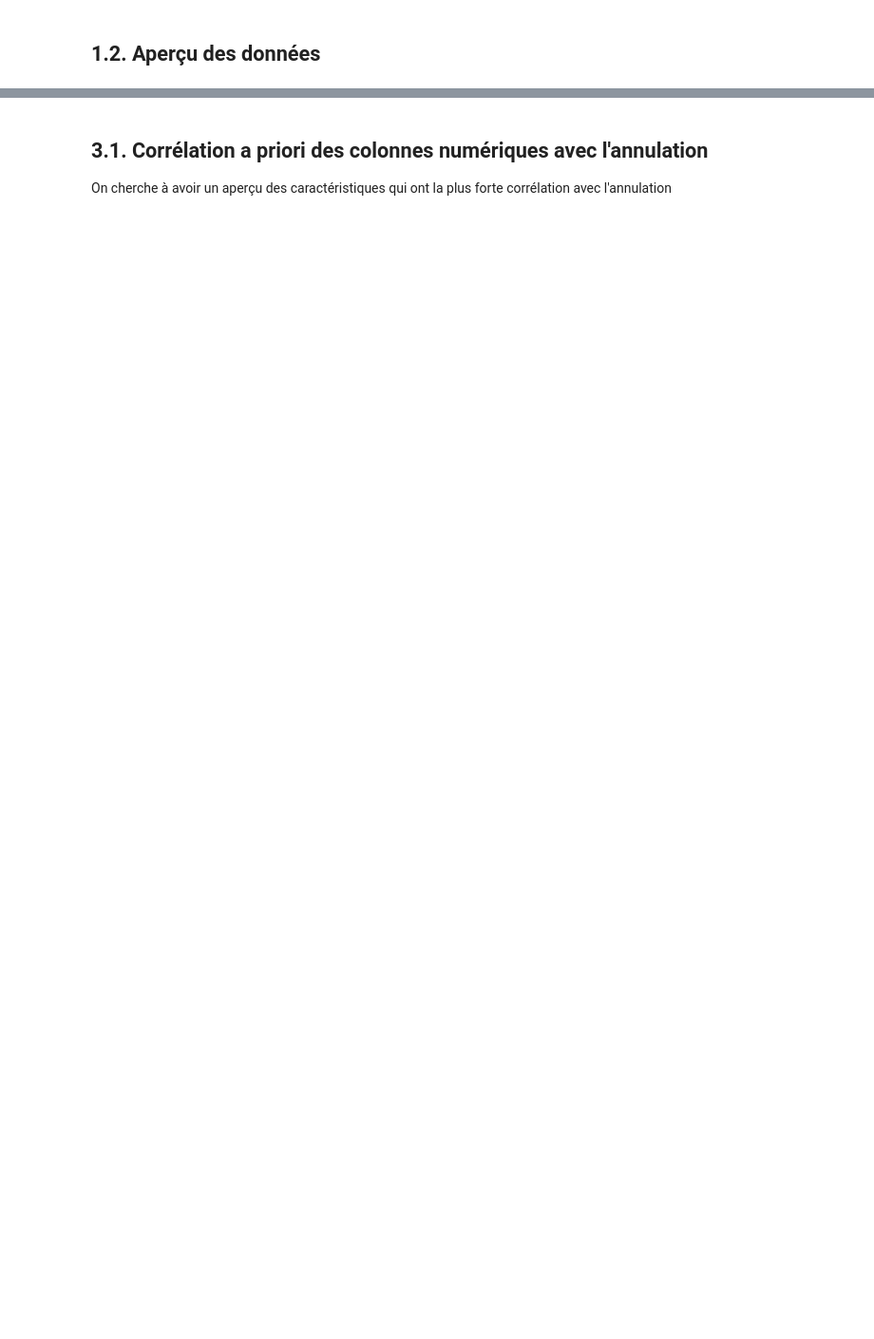
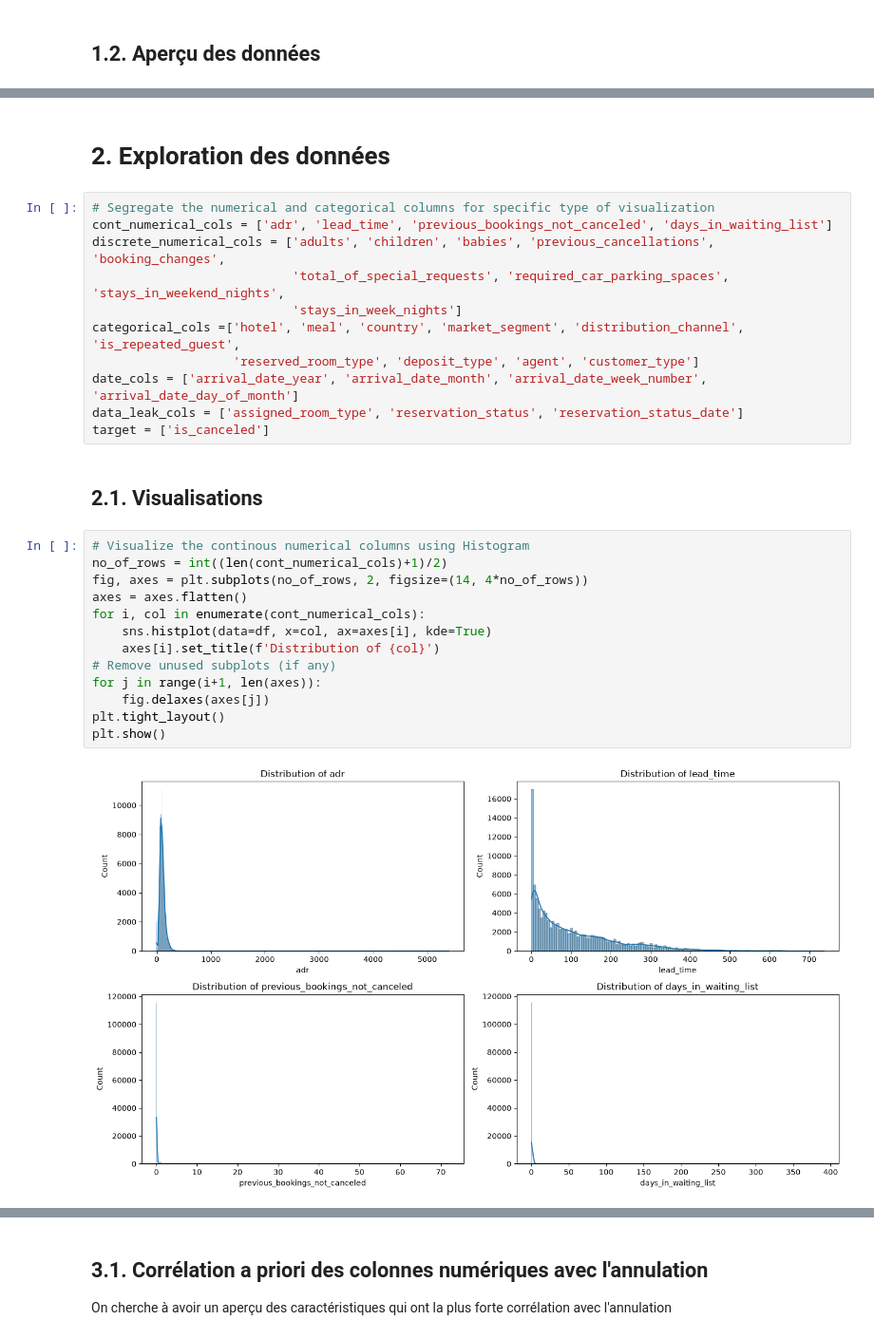
Before and after one commit to joelsana/Stay-Prediction-ML-part, a Jupyter notebook: machine_learning/hotel_bookings.ipynb, the cells around one changed output, grey strips where cells are left out. Shown at 95% size. Saved outputs shown, nothing was run; the diff lists cells and outputs as text; blank space fills up the shorter version.

```diff
--- a/machine_learning/hotel_bookings.ipynb
+++ b/machine_learning/hotel_bookings.ipynb
@@ -137,0 +344,30 @@ reservation_status_date: Date at which the last status was set. This variable ca
+# %% [markdown]
+# 2. Exploration des données
+# %%
+# Segregate the numerical and categorical columns for specific type of visualization
+cont_numerical_cols = ['adr', 'lead_time', 'previous_bookings_not_canceled', 'days_in_waiting_list']
+discrete_numerical_cols = ['adults', 'children', 'babies', 'previous_cancellations', 'booking_changes',
+                           'total_of_special_requests', 'required_car_parking_spaces', 'stays_in_weekend_nights',
+                           'stays_in_week_nights']
+categorical_cols =['hotel', 'meal', 'country', 'market_segment', 'distribution_channel', 'is_repeated_guest',
+                   'reserved_room_type', 'deposit_type', 'agent', 'customer_type']
+date_cols = ['arrival_date_year', 'arrival_date_month', 'arrival_date_week_number', 'arrival_date_day_of_month']
+data_leak_cols = ['assigned_room_type', 'reservation_status', 'reservation_status_date']
+target = ['is_canceled']
+# %% [markdown]
+## 2.1. Visualisations
+# %%
+# Visualize the continous numerical columns using Histogram
+no_of_rows = int((len(cont_numerical_cols)+1)/2)
+fig, axes = plt.subplots(no_of_rows, 2, figsize=(14, 4*no_of_rows))
+axes = axes.flatten()
+for i, col in enumerate(cont_numerical_cols):
+    sns.histplot(data=df, x=col, ax=axes[i], kde=True)
+    axes[i].set_title(f'Distribution of {col}')
+# Remove unused subplots (if any)
+for j in range(i+1, len(axes)):
+    fig.delaxes(axes[j])
+plt.tight_layout()
+plt.show()
+# %% [output]
+[figure, added]
```
Also changed, not shown: parts of 47 cells of this notebook.
